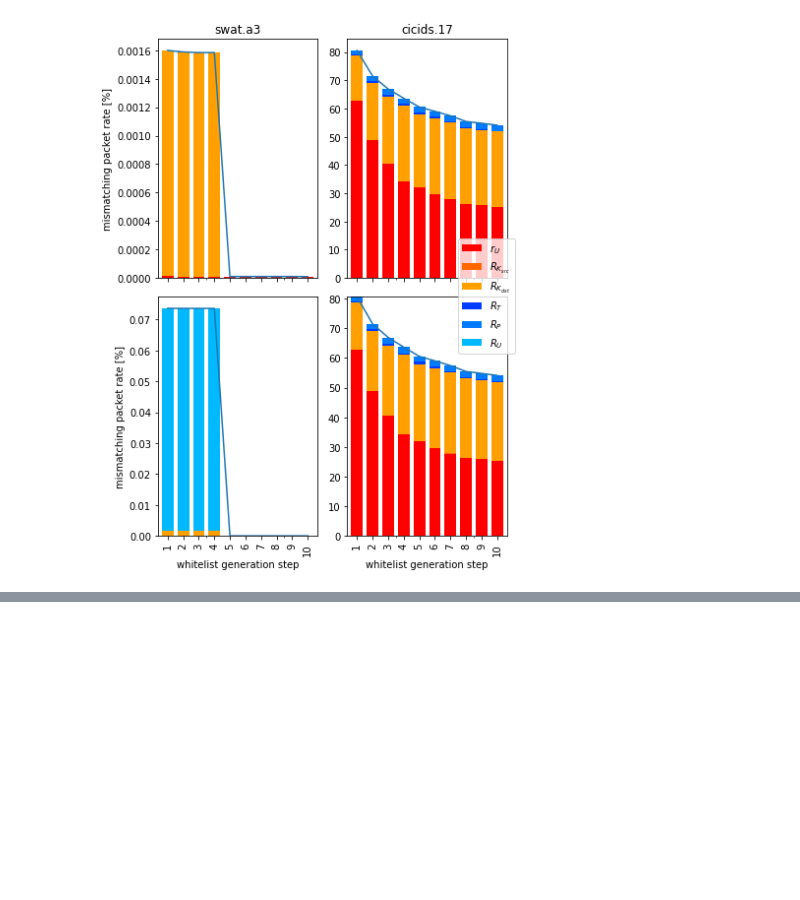
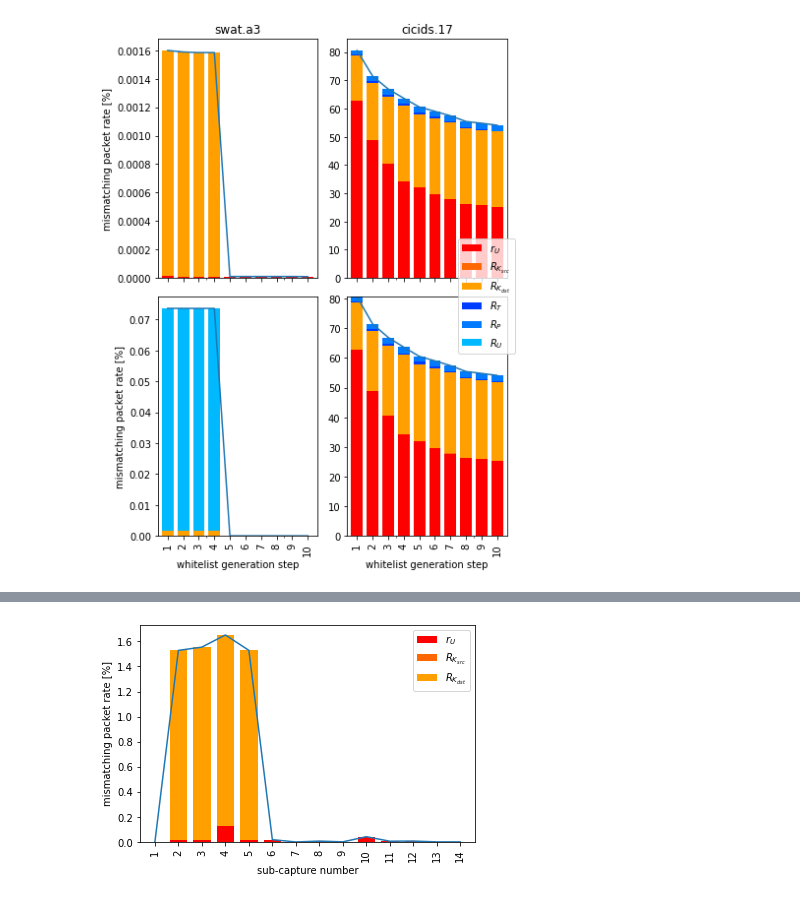
Before and after one commit to paulandr/CCS22_Whitelisting, a Jupyter notebook: whitelisting_scenarios.ipynb, the cells around one changed output, grey strips where cells are left out. Saved outputs shown, nothing was run; the diff lists cells and outputs as text; code cells hidden in the pictures; blank space fills up the shorter version.

Commit message:
notebook: some comments added

```diff
--- a/whitelisting_scenarios.ipynb
+++ b/whitelisting_scenarios.ipynb
@@ -20,4 +20,26 @@ mh_cd_l, dataset_cd_labels = init_dataset(dataset_in=dataset_cd)
 
 dataset_ad = dir_dataset + 'swat-a6.json'
 mh_ad: MismatchHandler = import_from_json(file_mismatch=dataset_ad)
+
+
+rule_set_valid_l = ['addr', 'src', 'dst', 'tr', 'pr', 'pdu']
+rule_set_combined = {'a0': ['all'],
+                     'a1': ['dev', 'com'],
+                     'a2-dev': ['addr', 'src', 'dst'],
+                     'a2-com': ['tr', 'pr', 'pdu'],
+                     'a2-dev-com': ['addr', 'src', 'dst', 'com']}
+
+def check_rule_set(r) -> list:
+    if isinstance(r, list):
+        for e in r:
+            if e not in rule_set_valid_l:
+                return rule_set_valid_l
+        return r
+
+    if r in rule_set_combined:
+        return rule_set_combined[r]
+    elif r in rule_set_valid_l:
+        return [r]
+
+    return rule_set_valid_l
 # %% [markdown]
@@ -151,0 +161,7 @@ g = plot_single_dataset(data_in=mh_ad, plot_elems=plot_elems['a2-com'], notebook
+# %%
+rule_set = 'a2-dev'
+
+rule_set = check_rule_set(rule_set)
+g = plot_single_dataset(data_in=mh_ad, plot_elems=rule_set, notebook=False)
+# %% [output]
+[figure, added]
```
Also changed, not shown: parts of 14 cells of this notebook.
